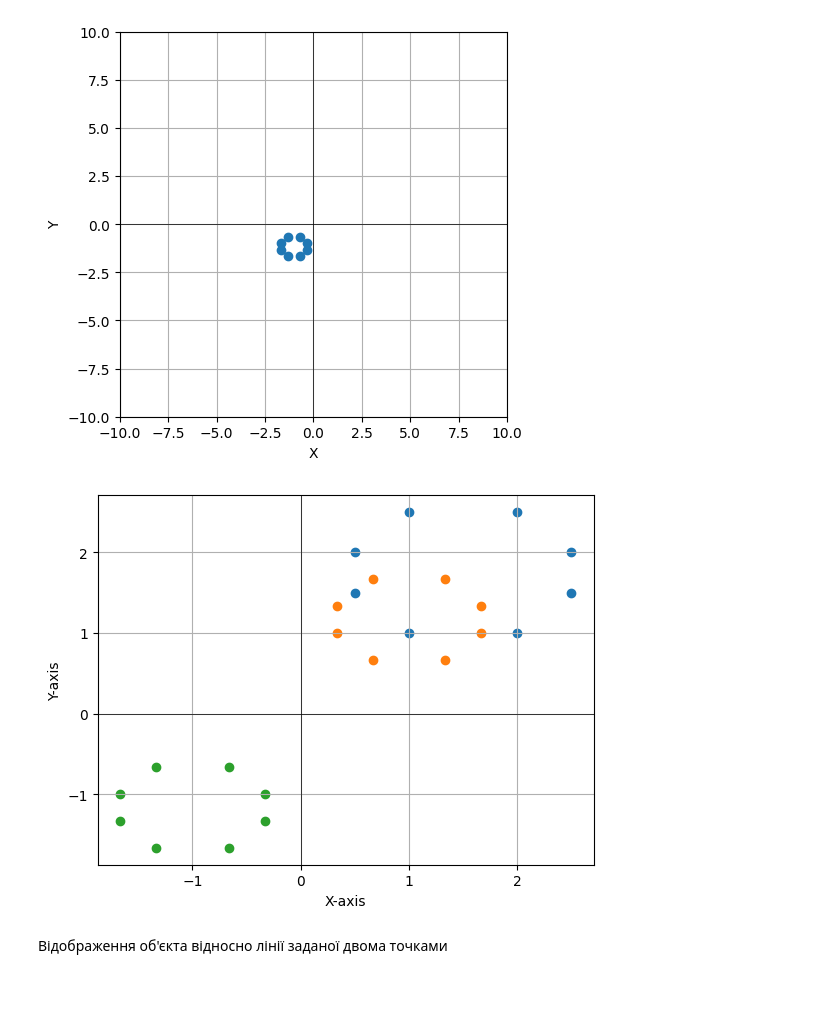
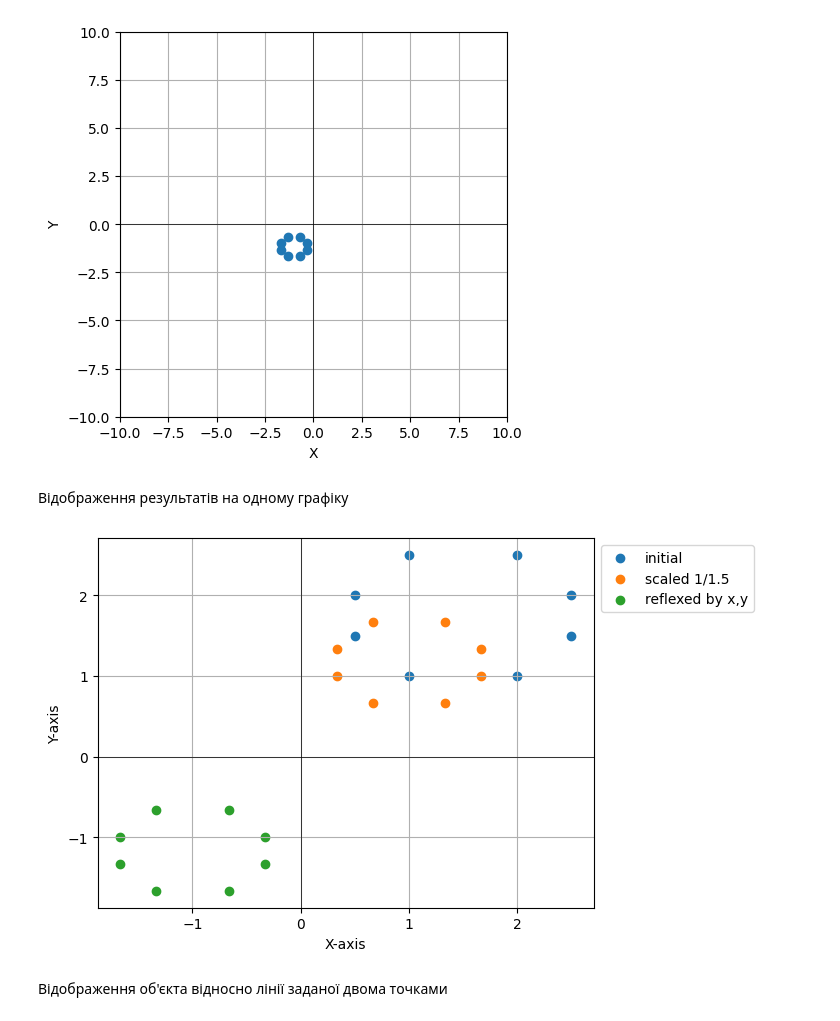
Before and after one commit to JavaConterry/Computer-Graphics, a Jupyter notebook: Lab1/Worksheet.ipynb, the cells around one changed output. Saved outputs shown, nothing was run; the diff lists cells and outputs as text; code cells hidden in the pictures; blank space fills up the shorter version.

```diff
--- a/Lab1/Worksheet.ipynb
+++ b/Lab1/Worksheet.ipynb
@@ -66,20 +66,23 @@ plot_object(reflected)
 # %% [output]
 (8, 3)
 [figure]
+# %% [markdown]
+Відображення результатів на одному графіку
 # %%
-plt.scatter(vertices[:, 0], vertices[:, 1])
-plt.scatter(scaled_vertices[:, 0], scaled_vertices[:, 1])
-plt.scatter(reflected[:, 0], reflected[:, 1])
+plt.scatter(vertices[:, 0], vertices[:, 1], label='initial')
+plt.scatter(scaled_vertices[:, 0], scaled_vertices[:, 1], label='scaled 1/1.5')
+plt.scatter(reflected[:, 0], reflected[:, 1], label='reflexed by x,y')
 
 
 plt.xlabel('X-axis')
 plt.ylabel('Y-axis')
 plt.axhline(0, color='black', linewidth=0.5)
 plt.axvline(0, color='black', linewidth=0.5)
 plt.grid(True)
+plt.legend(loc='upper left', bbox_to_anchor=(1, 1))
 plt.show()
 # %% [output]
-[figure, old version]
+[figure, new version]
 # %% [markdown]
 Відображення об'єкта відносно лінії заданої двома точками
 # %% [markdown]
```
Also changed, not shown: parts of 2 cells of this notebook.
